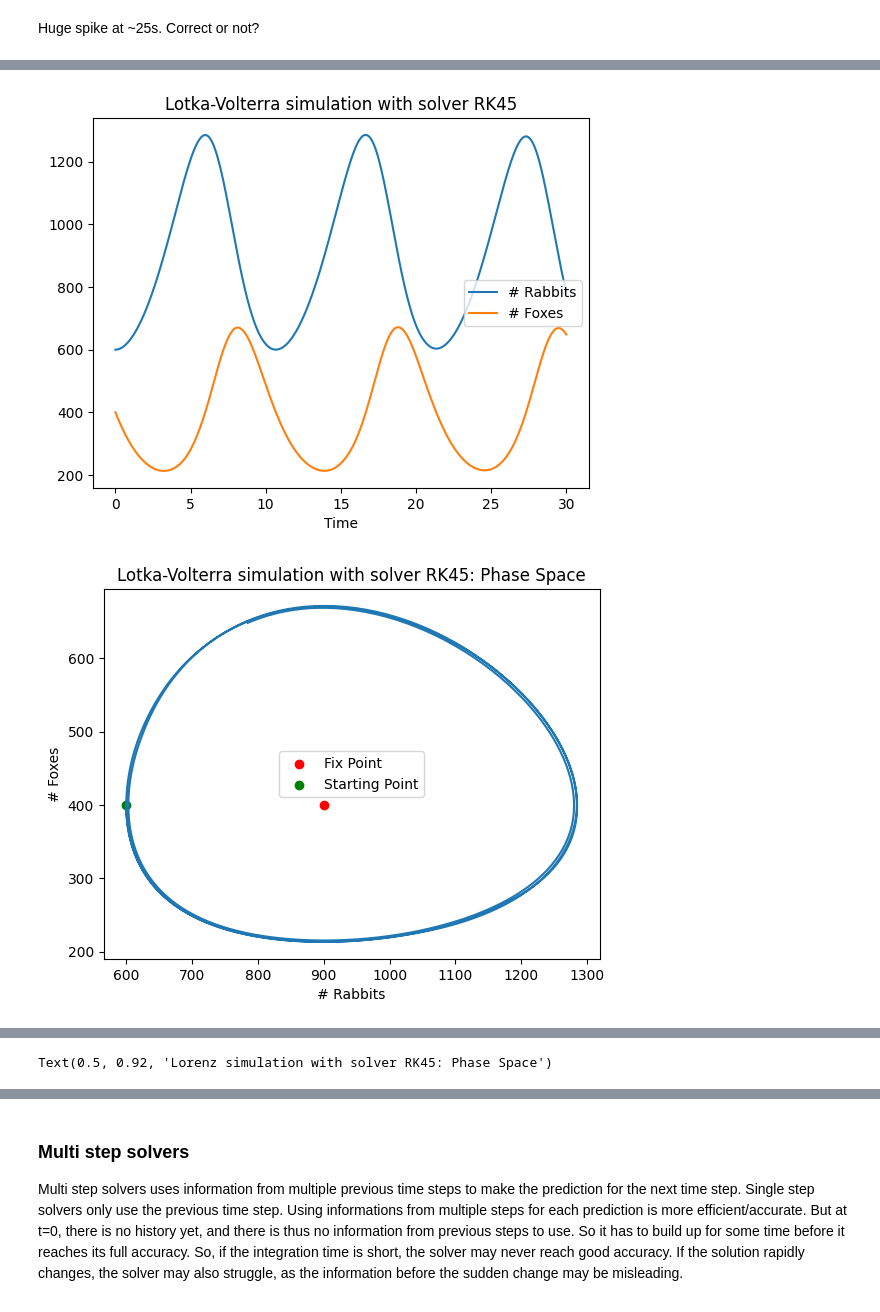
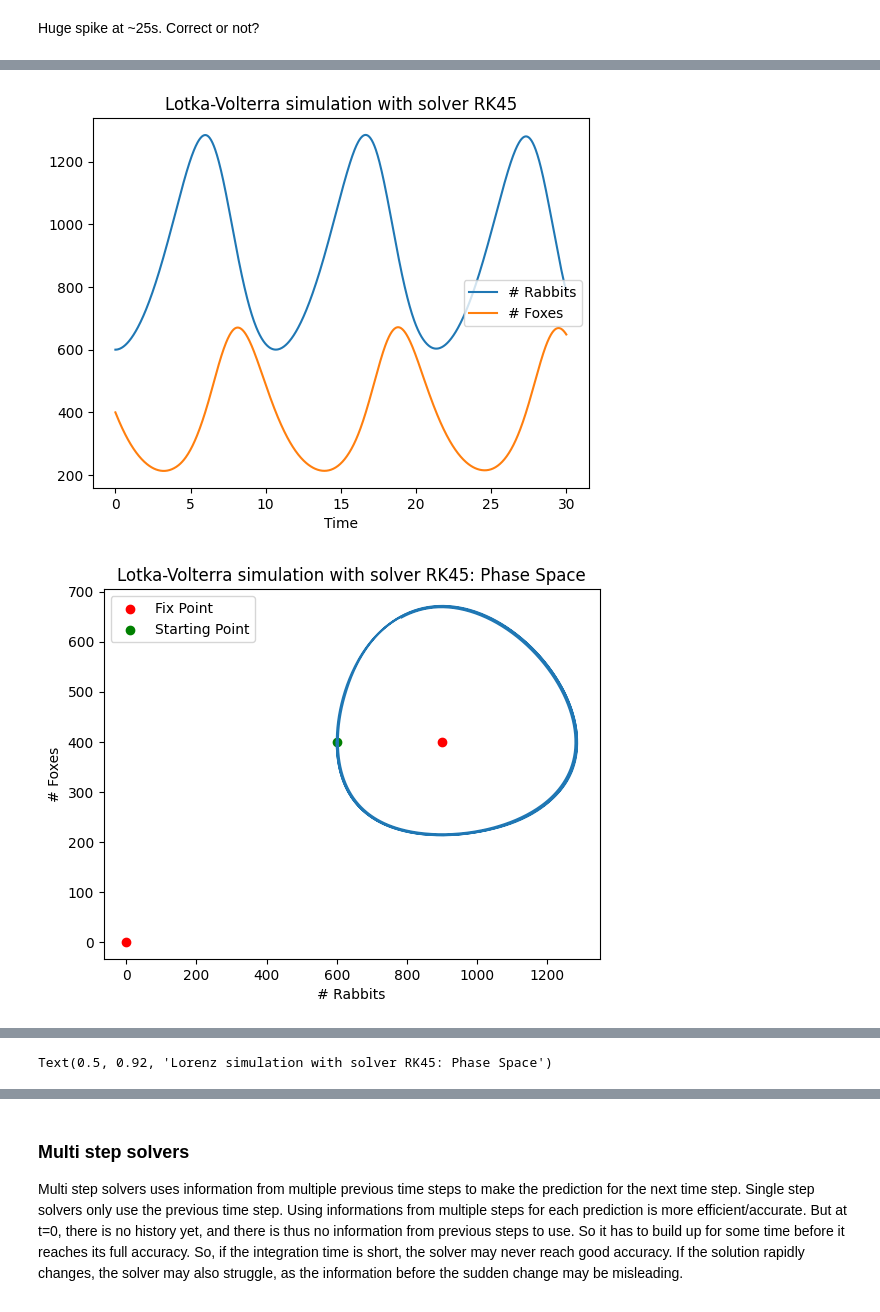
Before and after one commit to Emilwikk/Modsim-Labs, a Jupyter notebook: Simulate-and-plot.ipynb, the cells around one changed output, grey strips where cells are left out. Drawn from its saved outputs; the diff is of its cells as text; code cells hidden in the pictures.

```diff
--- a/Simulate-and-plot.ipynb
+++ b/Simulate-and-plot.ipynb
@@ -289,6 +298,10 @@ x0 = [-8, 8, 27]
 # Time interval
 t_Lorenz = [0,20]
 
+# Analytical fixed points
+fixPts_Lorenz = np.array([[0,0,0], [7*np.sqrt(8/3), 7*np.sqrt(8/3), 49], [-7*np.sqrt(8/3), -7*np.sqrt(8/3), 49]])
+n_fp_Lorenz = fixPts_Lorenz.shape[0]
+
 # RK45
 
 tStart = time.perf_counter()
@@ -304,13 +317,13 @@ tEnd = time.perf_counter()
 y_Lorenz_RK45 = sol.sol
 
 tSolv_RK45 = tEnd-tStart
-steps_RK45 =  len(sol.t)
+steps_RK45 =  len(sol.t)-1
 error_RK45 = 0 # IDK how to interpret
-nfevOverSteps_RK45 = sol.nfev/len(sol.t)
+nfevOverSteps_RK45 = sol.nfev/steps_RK45
 print("Solver time: ",tSolv_RK45, "s")
-print("Number of time steps taken: ", len(sol.t))
+print("Number of time steps taken: ", steps_RK45)
 print("Accuracy: Idk")
-print("nfev/timesteps: ",sol.nfev/len(sol.t))
+print("nfev/timesteps: ",sol.nfev/steps_RK45)
 
 
 # Radau
@@ -328,13 +341,13 @@ tEnd = time.perf_counter()
 y_Lorenz_Radau = sol.sol
 
 tSolv_Radau = tEnd-tStart
-steps_Radau =  len(sol.t)
+steps_Radau =  len(sol.t)-1
 error_Radau = 0 # IDK how to interpret
-nfevOverSteps_Radau = sol.nfev/len(sol.t)
+nfevOverSteps_Radau = sol.nfev/steps_Radau
 print("Solver time: ",tSolv_Radau, "s")
-print("Number of time steps taken: ", len(sol.t))
+print("Number of time steps taken: ", steps_Radau)
 print("Accuracy: Idk")
-print("nfev/timesteps: ",sol.nfev/len(sol.t))
+print("nfev/timesteps: ",sol.nfev/steps_Radau)
 
 
 # LSODA
@@ -352,13 +365,13 @@ tEnd = time.perf_counter()
 y_Lorenz_LSODA = sol.sol
 
 tSolv_LSODA = tEnd-tStart
-steps_LSODA =  len(sol.t)
+steps_LSODA =  len(sol.t)-1
 error_LSODA = 0 # IDK how to interpret
-nfevOverSteps_LSODA = sol.nfev/len(sol.t)
+nfevOverSteps_LSODA = sol.nfev/steps_LSODA
 print("Solver time: ",tSolv_LSODA, "s")
-print("Number of time steps taken: ", len(sol.t))
+print("Number of time steps taken: ", steps_LSODA)
 print("Accuracy: Idk")
-print("nfev/timesteps: ",sol.nfev/len(sol.t))
+print("nfev/timesteps: ",sol.nfev/steps_LSODA)
 
 
 # For table
@@ -410,7 +423,7 @@ plt.title("Lotka-Volterra simulation with solver RK45: Phase Space")
 plt.xlabel("# Rabbits")
 plt.ylabel("# Foxes")
 plt.plot(y_plot_LV[0,:], y_plot_LV[1,:])
-plt.scatter(900, 400, label="Fix Point", color="r") # Fix point
+plt.scatter(*fixPts_LV.T, label="Fix Point", color="r") # Fix point
 plt.scatter(y_plot_LV[0,0],y_plot_LV[1,0],label="Starting Point", color="g")
 plt.legend()
 plt.show()
@@ -441,7 +454,7 @@ ax.plot(
 )
 
 # Fix points (log to improve visibility) (and also removes the fixed points which do not make physical sense)
-fixPtsLogged = np.log([[0,0,0], [488.88, 0.99796, 488.18], [-489.18, 1.0020, -489.18]])
+fixPtsLogged = np.log(fixPts_BZ)
 startPtLogged = np.log([y_plot_BZ[0,0], y_plot_BZ[1,0], y_plot_BZ[2,0]])
 ax.scatter(*fixPtsLogged.T, label="Fix Points", color="r")
 ax.scatter(*startPtLogged, label="Starting Point", color="g")
@@ -460,34 +473,33 @@ y_plot_Lorenz = y_Lorenz_RK45(t_plot_Lorenz)
 
 plt.figure()
 plt.title('Lorenz simulation with solver RK45')
 plt.plot(t_plot_Lorenz, y_plot_Lorenz[0,:],label='x1')
 plt.plot(t_plot_Lorenz, y_plot_Lorenz[1,:],label='x2')
 plt.plot(t_plot_Lorenz, y_plot_Lorenz[2,:],label='x3')
 plt.xlabel('Time')
 plt.legend()
 plt.show()
 
 # Phase Diagram
 fig = plt.figure()
 ax = fig.add_subplot(111, projection="3d")
 
 ax.plot(
     y_plot_Lorenz[0,:],
     y_plot_Lorenz[1,:],
     y_plot_Lorenz[2,:]
 )
 
 # Fix Points
-fixPts = np.array([[0,0,0], [7*np.sqrt(8/3), 7*np.sqrt(8/3), 49], [-7*np.sqrt(8/3), -7*np.sqrt(8/3), 49]])
-ax.scatter(*fixPts.T, label= "Fix Points", color="r")
+ax.scatter(*fixPts_Lorenz.T, label= "Fix Points", color="r")
 
 ax.scatter(y_plot_Lorenz[0,0],y_plot_Lorenz[1,0],y_plot_Lorenz[2,0], label="Starting Point", color="g")
 ax.set_xlabel('x1')
 ax.set_ylabel('x2')
 ax.set_zlabel('x3')
 ax.legend()
 ax.set_title("Lorenz simulation with solver RK45: Phase Space")
 # %% [output]
 [figure]
-[figure, old version]
+[figure, new version]
 [figure]
```
Also changed, not shown: parts of 4 cells of this notebook.
